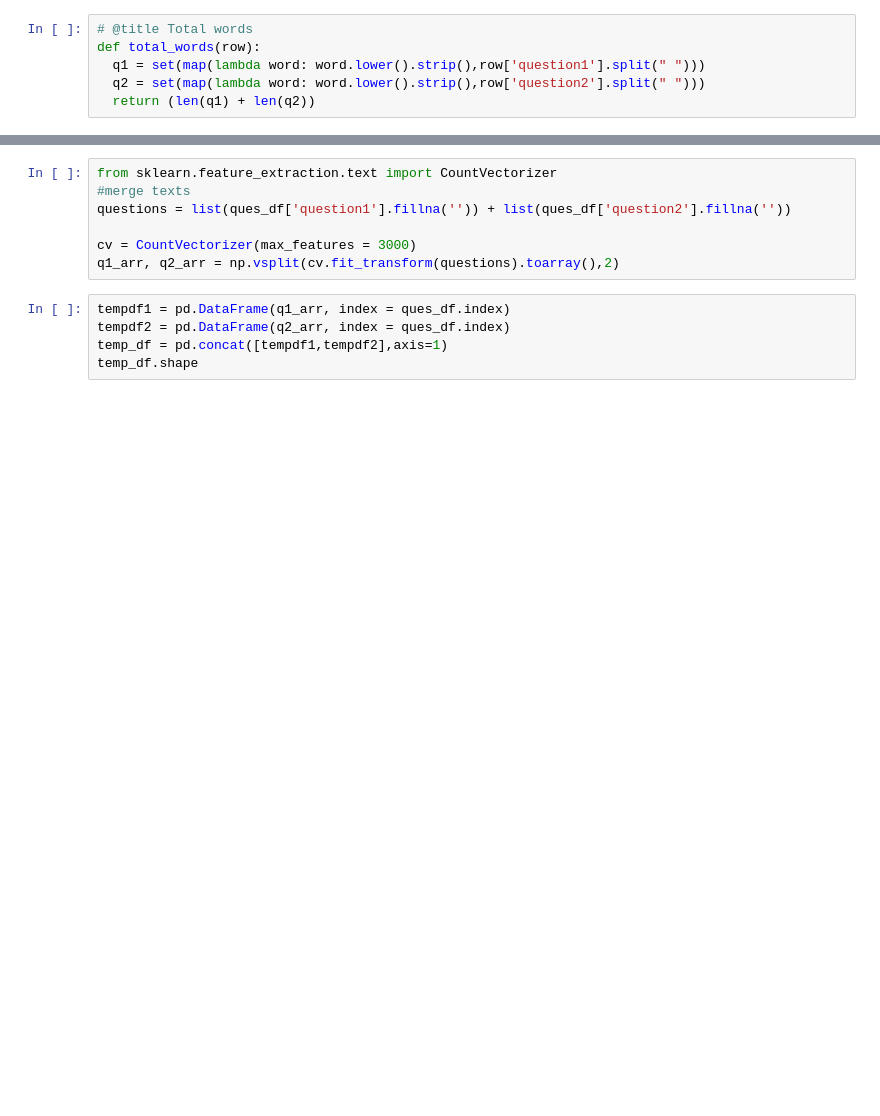
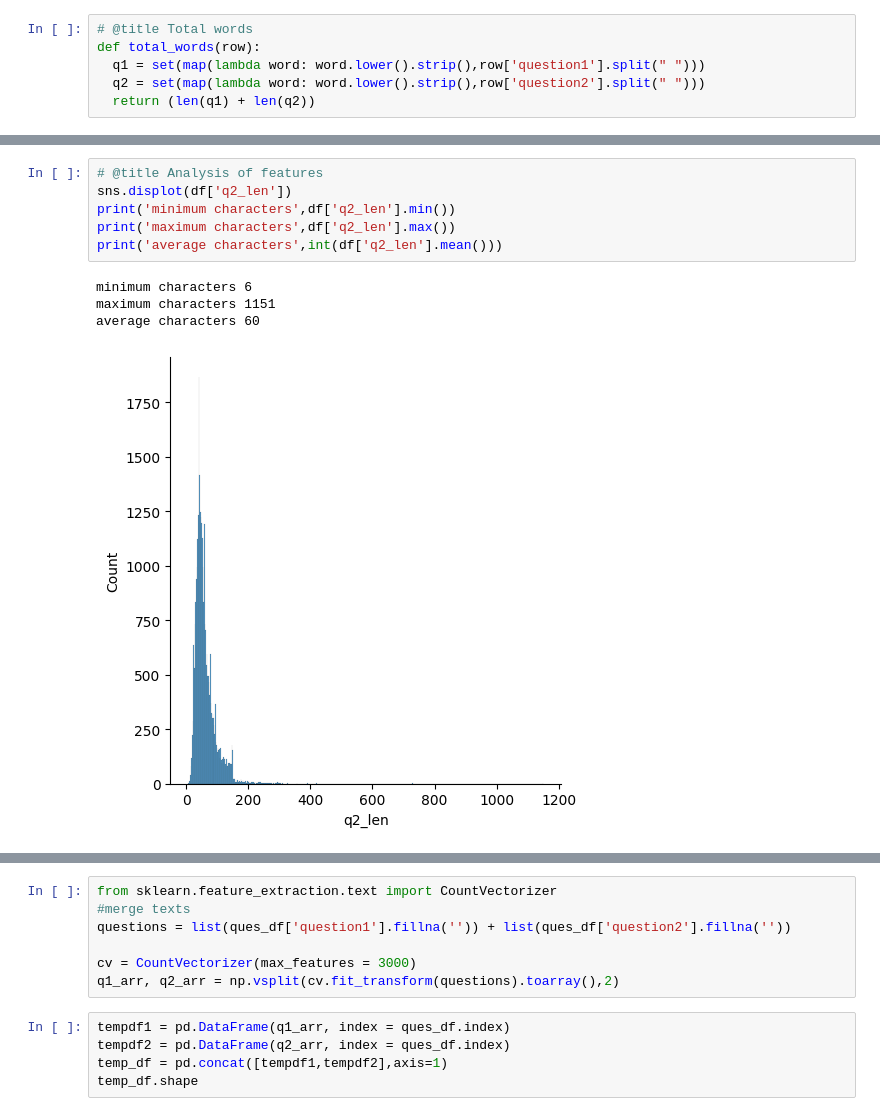
Before and after one commit to divya-tiwari-13/quora-question-pairs, a Jupyter notebook: bow_with_basic_features.ipynb, the cells around one changed output, grey strips where cells are left out. Drawn from its saved outputs; the diff is of its cells as text; blank space fills up the shorter version.

```diff
--- a/bow_with_basic_features.ipynb
+++ b/bow_with_basic_features.ipynb
@@ -173,0 +185,11 @@ df.head()
+# %%
+# @title Analysis of features
+sns.displot(df['q2_len'])
+print('minimum characters',df['q2_len'].min())
+print('maximum characters',df['q2_len'].max())
+print('average characters',int(df['q2_len'].mean()))
+# %% [output]
+minimum characters 6
+maximum characters 1151
+average characters 60
+[figure, added]
```
Also changed, not shown: parts of 14 cells of this notebook.
